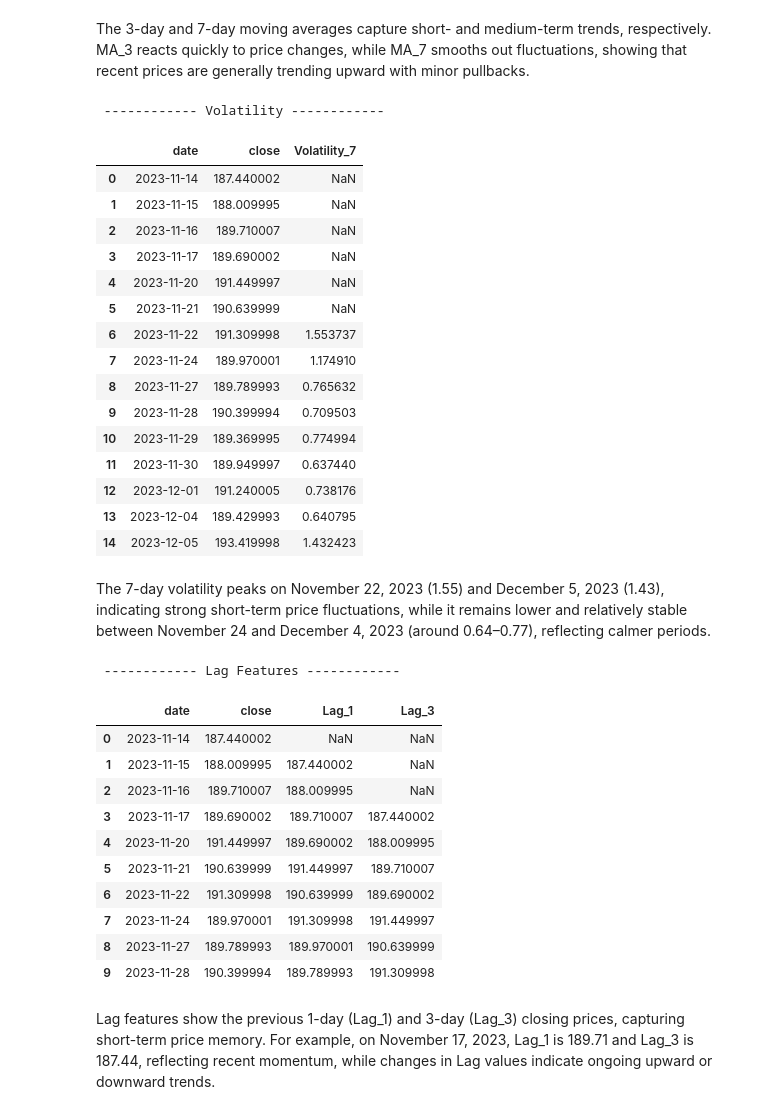
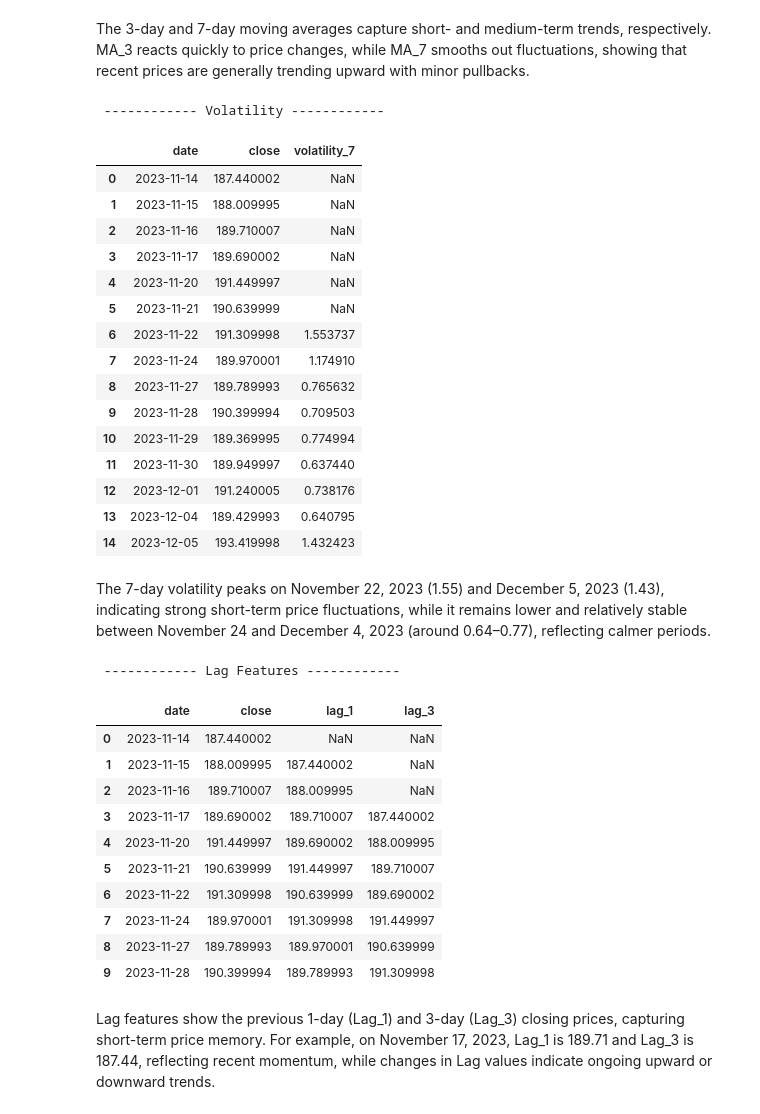
Before and after one commit to danielAcl9/StockPredictor, a Jupyter notebook: main.ipynb, the cells around one changed output. Drawn from its saved outputs; the diff is of its cells as text; code cells hidden in the pictures.

```diff
--- a/main.ipynb
+++ b/main.ipynb
@@ -232,12 +233,12 @@ df_final[['date', 'close', 'MA_3', 'MA_7']].head(15)
 The 3-day and 7-day moving averages capture short- and medium-term trends, respectively. MA_3 reacts quickly to price changes, while MA_7 smooths out fluctuations, showing that recent prices are generally trending upward with minor pullbacks.
 # %%
 # Volatility (how much the price moves around its mean)
-df_final['Volatility_7'] = df_final['close'].rolling(window=7).std()  # 7-day rolling standard deviation
+df_final['volatility_7'] = df_final['close'].rolling(window=7).std()  # 7-day rolling standard deviation
 print(" ------------ Volatility ------------")
-df_final[['date', 'close', 'Volatility_7']].head(15)
+df_final[['date', 'close', 'volatility_7']].head(15)
 # %% [output]
  ------------ Volatility ------------
-|  | date | close | Volatility_7 |
+|  | date | close | volatility_7 |
 | 0 | 2023-11-14 | 187.440002 | NaN |
 | 1 | 2023-11-15 | 188.009995 | NaN |
 | 2 | 2023-11-16 | 189.710007 | NaN |
@@ -257,15 +258,15 @@ df_final[['date', 'close', 'Volatility_7']].head(15)
 The 7-day volatility peaks on November 22, 2023 (1.55) and December 5, 2023 (1.43), indicating strong short-term price fluctuations, while it remains lower and relatively stable between November 24 and December 4, 2023 (around 0.64–0.77), reflecting calmer periods.
 # %%
 # Lag features (previous prices as predictors)
-df_final['Lag_1'] = df_final['close'].shift(1)   # yesterday's price
-df_final['Lag_3'] = df_final['close'].shift(3)   # price from 3 days ago
+df_final['lag_1'] = df_final['close'].shift(1)   # yesterday's price
+df_final['lag_3'] = df_final['close'].shift(3)   # price from 3 days ago
 
 
 print(" ------------ Lag Features ------------")
-df_final[['date', 'close', 'Lag_1', 'Lag_3']].head(10)
+df_final[['date', 'close', 'lag_1', 'lag_3']].head(10)
 # %% [output]
  ------------ Lag Features ------------
-|  | date | close | Lag_1 | Lag_3 |
+|  | date | close | lag_1 | lag_3 |
 | 0 | 2023-11-14 | 187.440002 | NaN | NaN |
 | 1 | 2023-11-15 | 188.009995 | 187.440002 | NaN |
 | 2 | 2023-11-16 | 189.710007 | 188.009995 | NaN |
```
Also changed, not shown: parts of 16 cells of this notebook, 1 other file.
